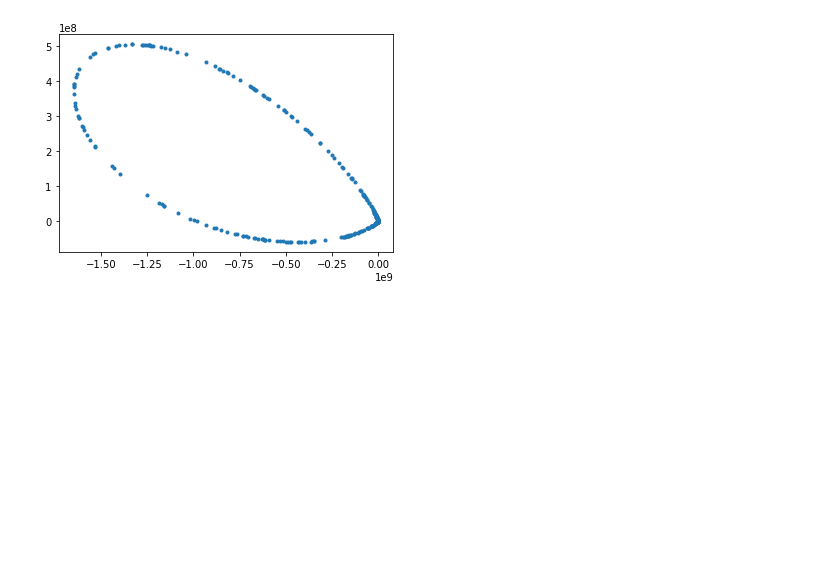
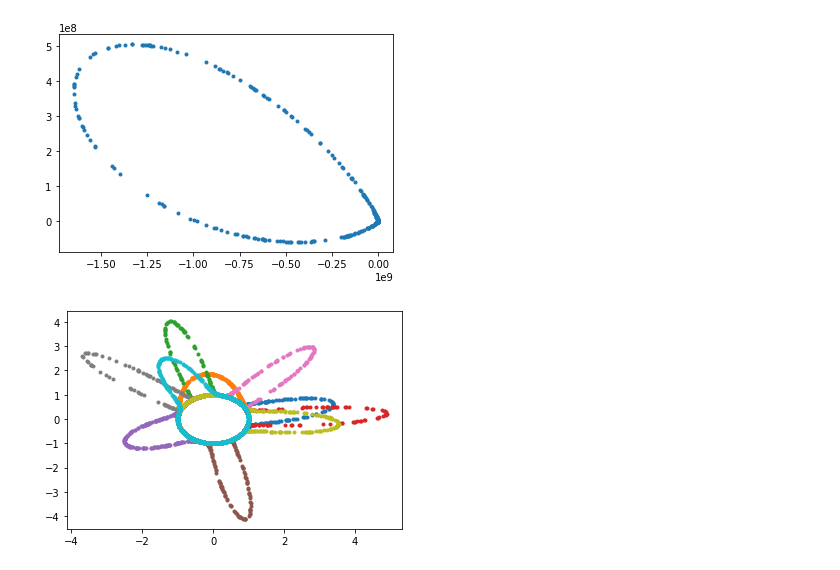
Before and after one commit to WilliamAshbee/splineexample, a Jupyter notebook: Sergey_bootcamp_randomsynthetic_circle.ipynb, the cells around one changed output. Saved outputs shown, nothing was run; the diff lists cells and outputs as text; code cells hidden in the pictures; blank space fills up the shorter version.

```diff
--- a/Sergey_bootcamp_randomsynthetic_circle.ipynb
+++ b/Sergey_bootcamp_randomsynthetic_circle.ipynb
@@ -43,3 +43,47 @@ plt.plot(y[0,:], y[1,:], '.')
 # %% [output]
 [<matplotlib.lines.Line2D at 0x...>]
 [figure]
+# %%
+from scipy.special import iv as besseli
+import matplotlib.pyplot as plt
+import numpy as np
+from scipy import *
+from math import *
+
+def vmf(mu, kappa, x):
+    # single point function
+    d = mu.shape[0]
+    # compute in the log space
+    logvmf = (d//2-1) * np.log(kappa) - np.log((2*pi)**(d/2)*besseli(d//2-1,kappa)) + kappa * np.dot(mu,x)
+    return np.exp(logvmf)
+
+def pol2cart(r, phi):
+    x = r*np.cos(phi)
+    y = r*np.sin(phi)
+    return np.array([x,y])
+
+def cart2pol(x,y):
+    th = atan2(y,x)
+    r = sqrt(x**2+y**2)
+    return th,r
+
+def apply_vmf(x, mu, kappa, norm=1.0):
+    y = []
+    for i in range(x.shape[1]):
+        phi, rho = cart2pol(x[0,i], x[1,i])
+        delta = vmf(mu, kappa, x[:,i])
+        xi, yi = pol2cart(rho+delta, phi)
+        y.append(np.array([xi,yi]).T/norm)
+    return np.asarray(y).T
+
+plt.clf()
+for i in range(10):
+    x = np.random.randn(2,1000)
+    xnormed = x/np.linalg.norm(x, axis=0)
+
+    kappa = np.random.randint(5, 100)
+    mu = np.random.randn(2); mu = mu/np.linalg.norm(mu)
+    y = apply_vmf(xnormed, mu, kappa)
+    plt.plot(y[0,:], y[1,:], '.')
+# %% [output]
+[figure, added]
```
Also changed, not shown: parts of 3 cells of this notebook.
